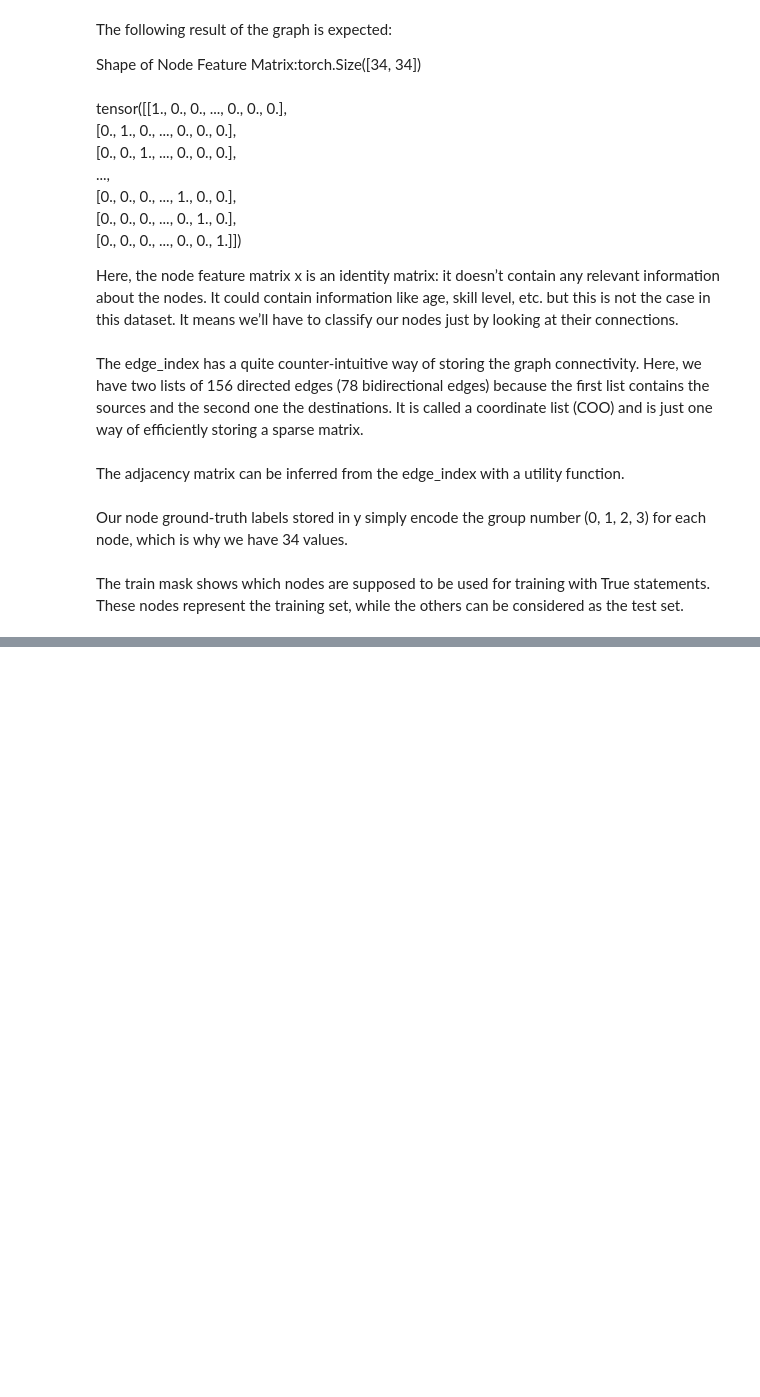
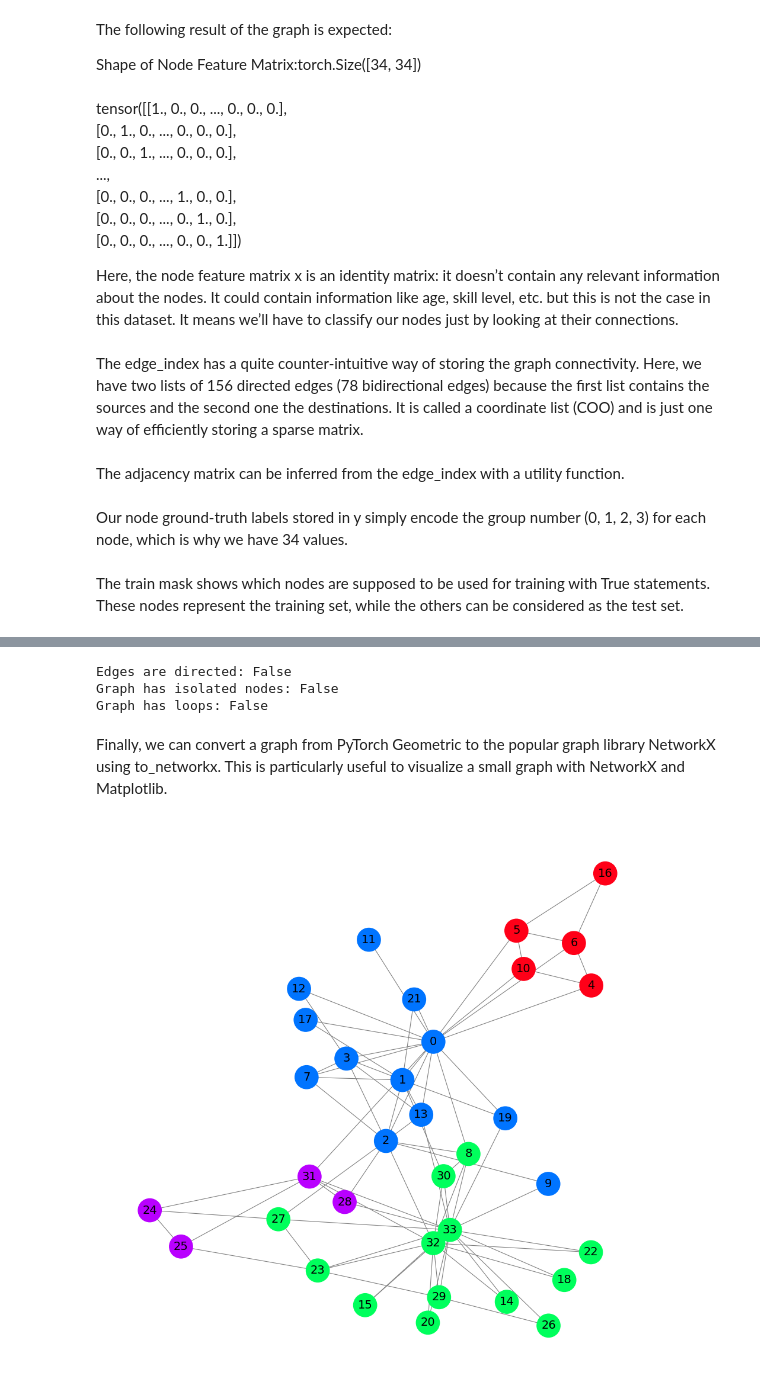
Before and after one commit to leondmtrv/GNN-Karate-Club, a Jupyter notebook: dataset.ipynb, the cells around one changed output, grey strips where cells are left out. Saved outputs shown, nothing was run; the diff lists cells and outputs as text; code cells hidden in the pictures; blank space fills up the shorter version.

Commit message:
Converting Geometric Graph to NetworkX Graph

```diff
--- a/dataset.ipynb
+++ b/dataset.ipynb
@@ -67,0 +74,31 @@ print(data.train_mask)
+# %%
+print(f'Edges are directed: {data.is_directed()}')
+print(f'Graph has isolated nodes: {data.has_isolated_nodes()}')
+print(f'Graph has loops: {data.has_self_loops()}')
+# %% [output]
+Edges are directed: False
+Graph has isolated nodes: False
+Graph has loops: False
+# %% [markdown]
+Finally, we can convert a graph from PyTorch Geometric to the popular graph library NetworkX using to_networkx. This is particularly useful to visualize a small graph with NetworkX and Matplotlib.
+# %%
+from torch_geometric.utils import to_networkx
+
+G = to_networkx(data, to_undirected=True)
+plt.figure(figsize=(12,12))
+plt.axis('off')
+nx.draw_networkx(G,
+                pos=nx.spring_layout(G, seed=0),
+                with_labels=True,
+                node_size=800,
+                node_color=data.y,
+                cmap="hsv",
+                vmin=-2,
+                vmax=3,
+                width=0.8,
+                edge_color="grey",
+                font_size=14
+                )
+plt.show()
+# %% [output]
+[figure, added]
```
Also changed, not shown: parts of 1 cell of this notebook.
